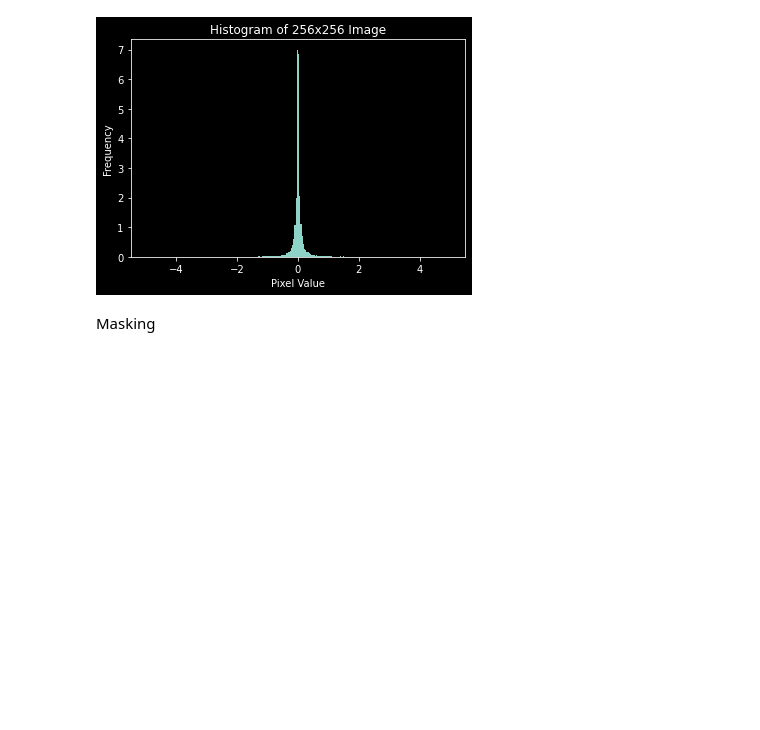
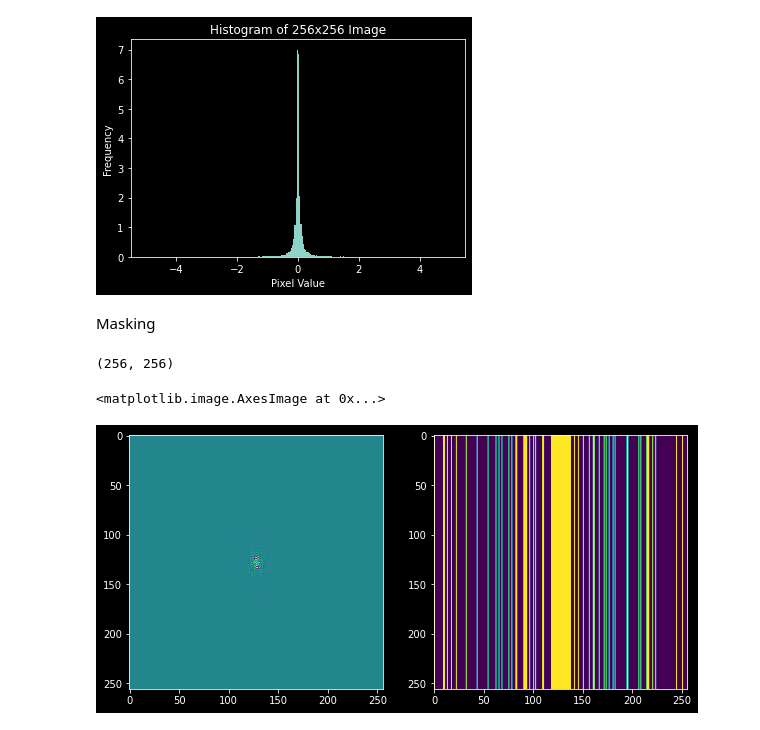
Before and after one commit to BiyonFernando/Undersamping_MRI, a Jupyter notebook: CPU_code/IGS/notebooks/kspace_Explor.ipynb, the cells around one changed output. Drawn from its saved outputs; the diff is of its cells as text; code cells hidden in the pictures; blank space fills up the shorter version.

```diff
--- a/CPU_code/IGS/notebooks/kspace_Explor.ipynb
+++ b/CPU_code/IGS/notebooks/kspace_Explor.ipynb
@@ -125,3 +125,13 @@ plt.show()
 [figure]
 # %% [markdown]
 Masking
+# %%
+sampled_k_space, mask = apply_mask(ks, RandomMaskFunc([0.08], [4]))
+fig, ax = plt.subplots(ncols=2, figsize=(10,5))
+print(sampled_k_space.shape)
+ax[0].imshow(sampled_k_space.real)
+ax[1].imshow(np.broadcast_to(mask,(1,256,256))[0])
+# %% [output]
+(256, 256)
+<matplotlib.image.AxesImage at 0x...>
+[figure, added]
```
Also changed, not shown: parts of 2 cells of this notebook, 3 other files.
